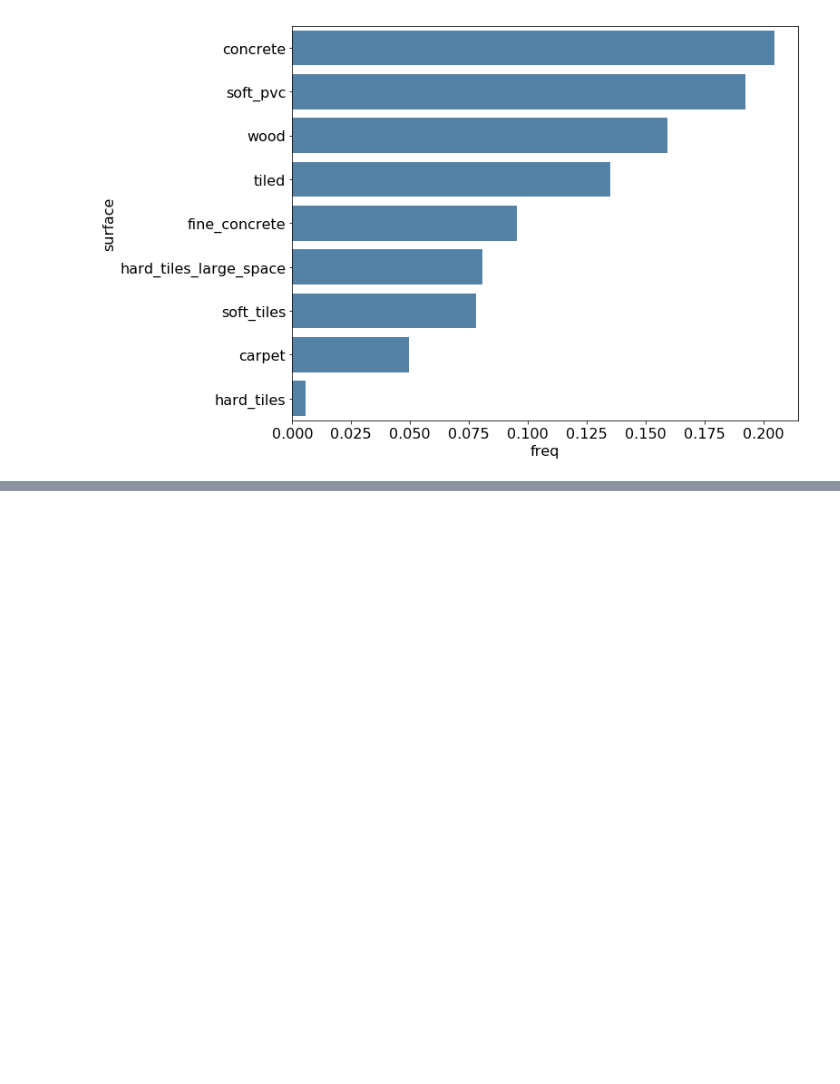
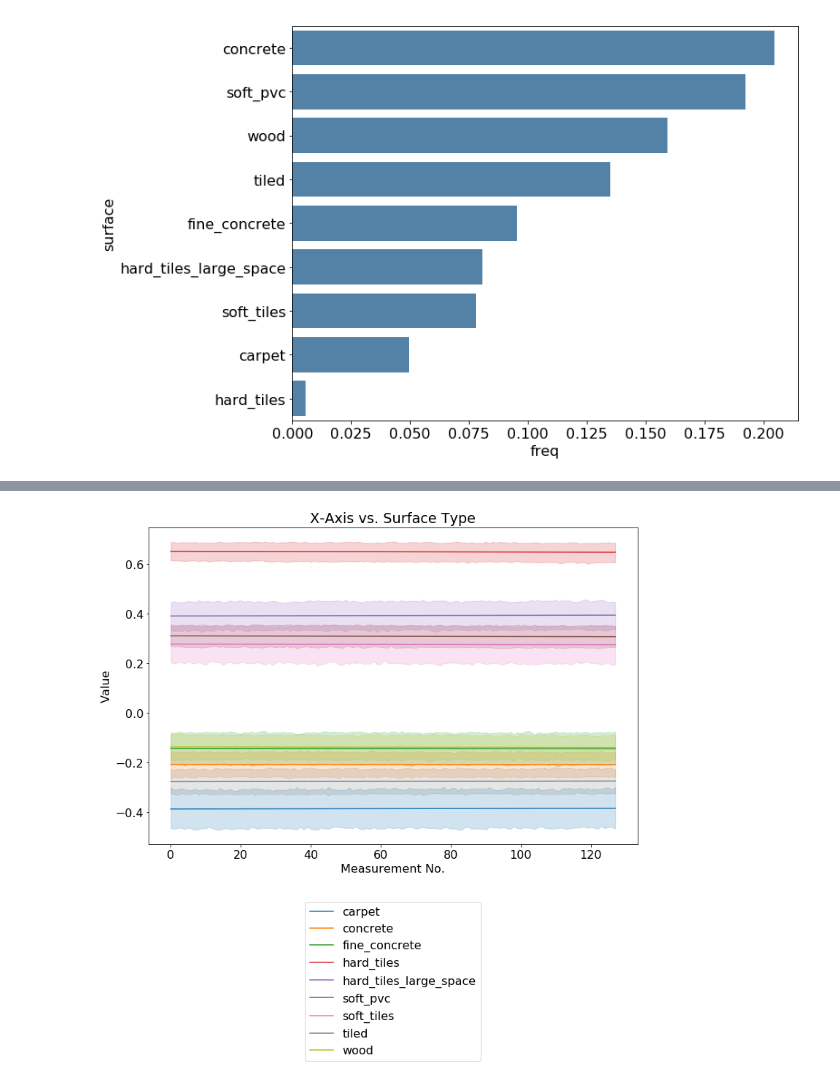
Before and after one commit to devforfu/careercon2019, a Jupyter notebook: 02_eda.ipynb, the cells around one changed output, grey strips where cells are left out. Saved outputs shown, nothing was run; the diff lists cells and outputs as text; code cells hidden in the pictures; blank space fills up the shorter version.

```diff
--- a/02_eda.ipynb
+++ b/02_eda.ipynb
@@ -86,0 +89,17 @@ _ = ax.set_title('Number of measurements for each category per group')
+# %%
+surf_groups = (pd.merge(
+    x_trn, y_trn,
+    how='left',
+    left_on='series_id', right_on='series_id',
+    suffixes=['', '.y']
+).groupby('surface'))
+# %%
+f, ax = plt.subplots(1, 1, figsize=(12, 8))
+for surf, group in surf_groups:
+    sns.lineplot(x='measurement_number', y='orientation_X', data=group, ax=ax, label=surf)
+ax.set_title('X-Axis vs. Surface Type')
+ax.set_xlabel('Measurement No.')
+ax.set_ylabel('Value')
+_ = ax.legend(loc='lower center', bbox_to_anchor=(0.5, -0.7))
+# %% [output]
+[figure, added]
```
Also changed, not shown: parts of 4 cells of this notebook.
